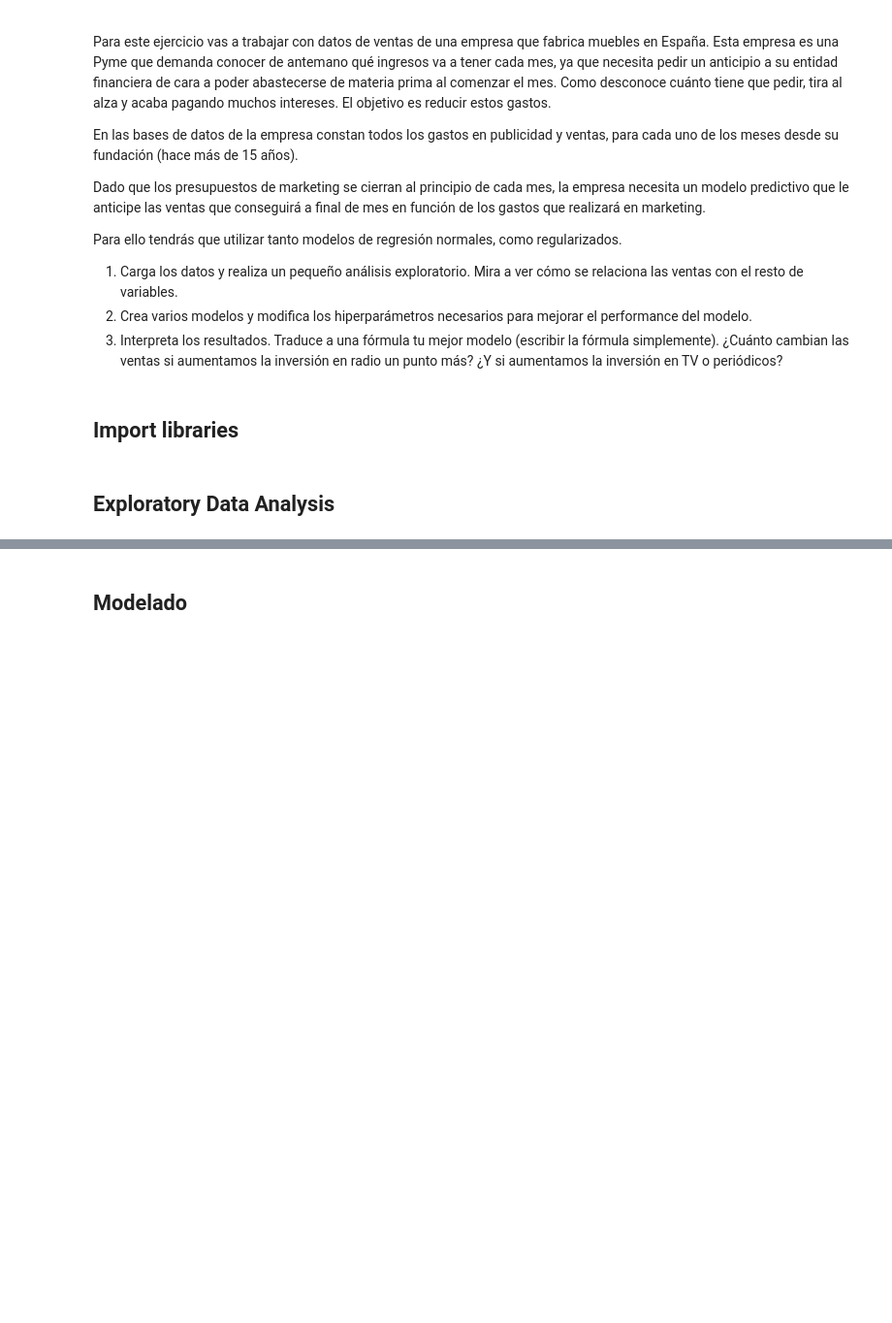
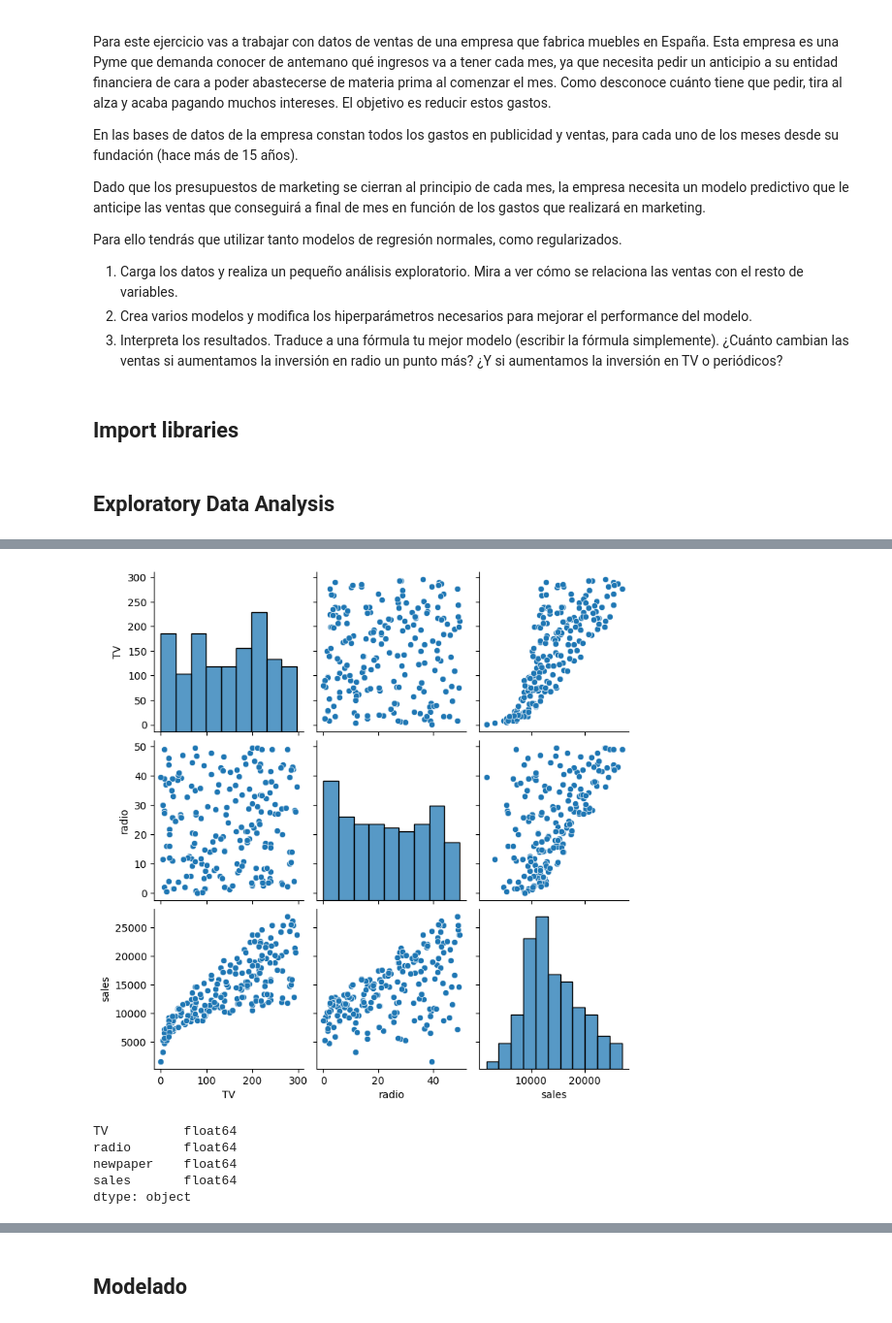
Before and after one commit to Avalverdep/2026-10-BILBAO-FT-Data-Science, a Jupyter notebook: 3-Machine_Learning/1-Supervisado/1-Regression/3-Regularization/ejercicios/Advertising_RidgeLasso.ipynb, the cells around one changed output, grey strips where cells are left out. Shown at 97% size. Cells and saved outputs as stored; diff of their text form; code cells hidden in the pictures; blank space fills up the shorter version.

```diff
--- a/3-Machine_Learning/1-Supervisado/1-Regression/3-Regularization/ejercicios/Advertising_RidgeLasso.ipynb
+++ b/3-Machine_Learning/1-Supervisado/1-Regression/3-Regularization/ejercicios/Advertising_RidgeLasso.ipynb
@@ -27,3 +27,6 @@ from sklearn.metrics import mean_absolute_error, mean_squared_error, r2_score
 ## Exploratory Data Analysis
 # %%
 # Lectura datos, relación variables, mapas de correlación...
+df = pd.DataFrame(pd.read_csv('data/Advertising.csv'))
+df = df.drop(columns='Unnamed: 0')
+df
@@ -29,0 +47,17 @@ from sklearn.metrics import mean_absolute_error, mean_squared_error, r2_score
+# %%
+sns.pairplot(df);
+# %% [output]
+[figure, added]
+# %%
+
+df['newpaper'] = df['newpaper'].str.replace('s', '').astype(float)
+
+df.dtypes
+
+#arreglar el error de newpaper, habia una s en una fila
+# %% [output]
+TV          float64
+radio       float64
+newpaper    float64
+sales       float64
+dtype: object
```
Also changed, not shown: parts of 12 cells of this notebook, 3 other files.
